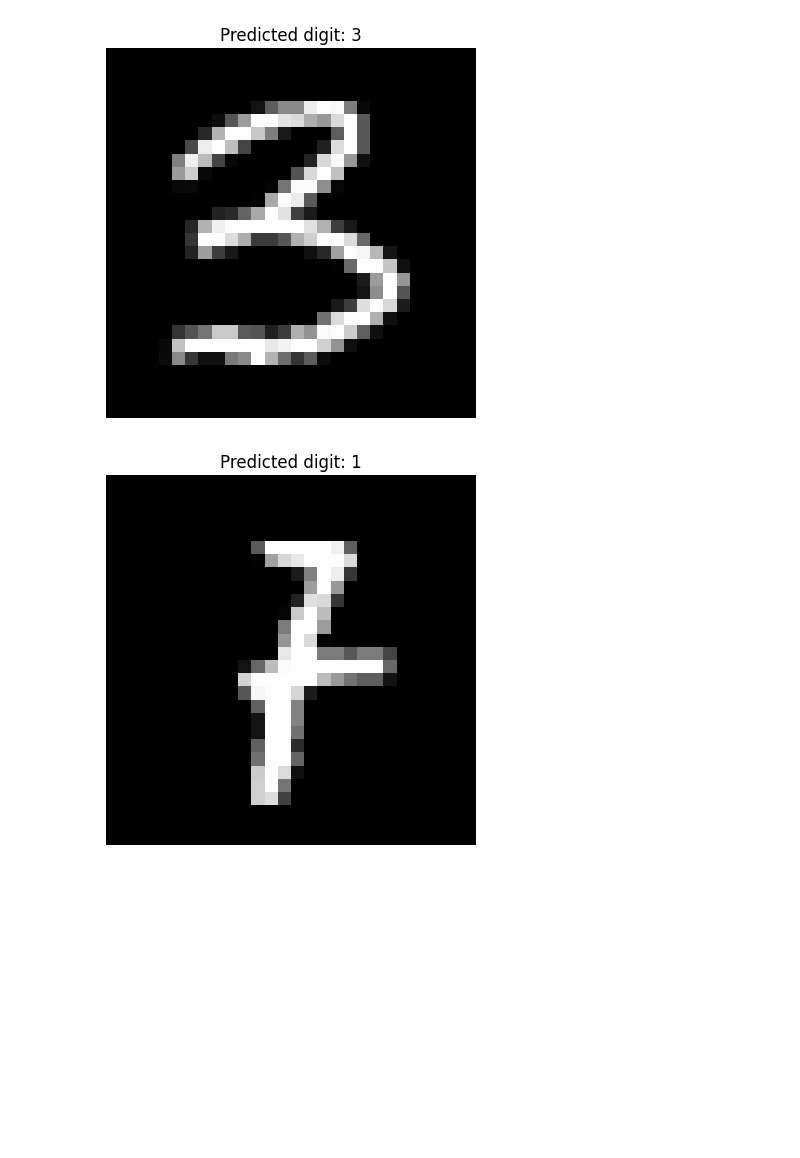
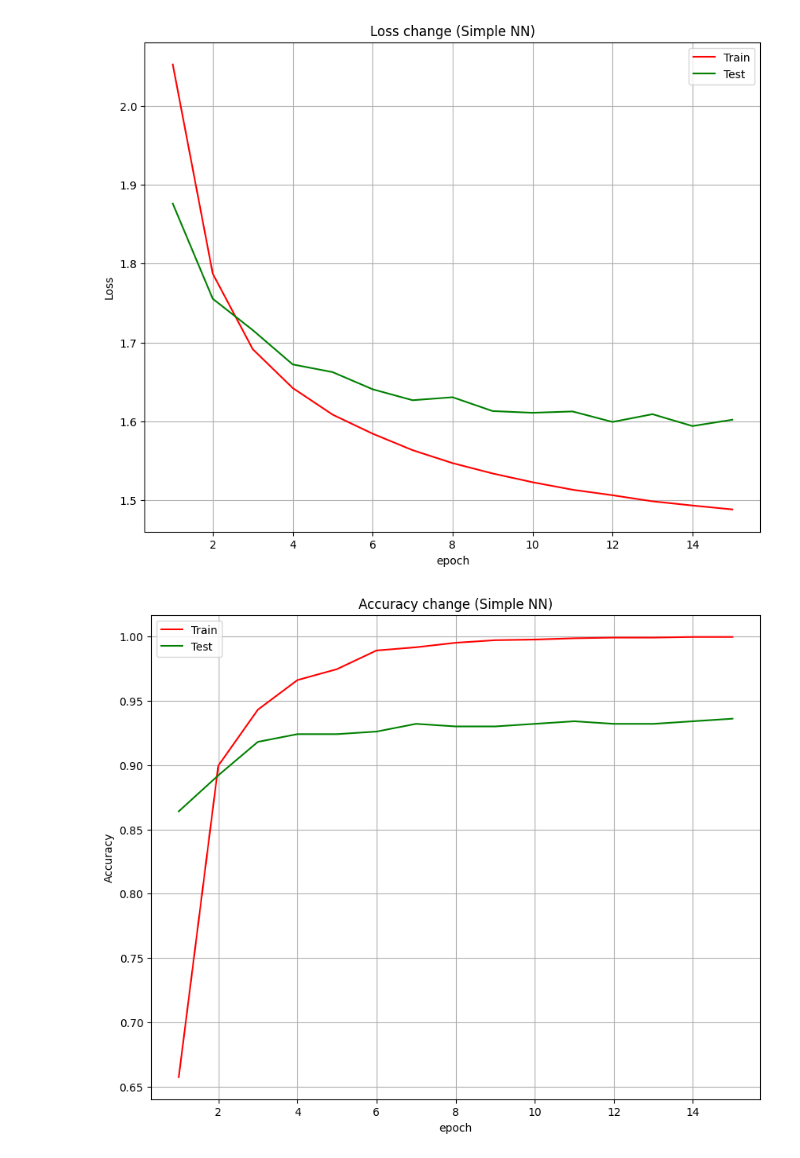
Before and after one commit to Vladfsociety/vladk-neural-network, a Jupyter notebook: notebooks/CNN.ipynb, the cells around one changed output. Saved outputs shown, nothing was run; the diff lists cells and outputs as text; code cells hidden in the pictures; blank space fills up the shorter version.

Commit message:
cnn v1 with tests

```diff
--- a/notebooks/CNN.ipynb
+++ b/notebooks/CNN.ipynb
@@ -117,51 +105,36 @@ def get_onehot_digit(digit):
 # %%
-def get_digits_data():
-
-    train_dataset = []
-
-    train = pd.read_csv("../data/digits/train.csv", header=0, nrows=5000)
-
-    for index in train.index:
-        input_values = [
-            float(val) / 255.0 for val in train.loc[index].drop("label").values
-        ]
-        train_dataset.append(
-            {
-                "input": input_values,
-                "output": get_onehot_digit(int(train.loc[index]["label"])),
-            }
-        )
-
-    random.seed(1)
-    random.shuffle(train_dataset)
-    return train_dataset[:800], train_dataset[800:1000]
-
 train_dataset, test_dataset = get_digits_data()
 
-# layers = [
-#     FullyConnected(256, LeakyRelu()),
-#     FullyConnected(128, LeakyRelu()),
-#     FullyConnected(64, LeakyRelu()),
-#     FullyConnected(10, Linear()),
-# ]
-# nn = NeuralNetwork(
-#     Input(784),
-#     layers,
-#     optimizer=Adam(learning_rate=0.001),
-#     loss=CategoricalCrossEntropy(),
-#     metric=AccuracyOneHot(),
-#     convert_prediction="argmax"
-# )
+layers = [
+    FullyConnected(512, LeakyRelu()),
+    FullyConnected(128, LeakyRelu()),
+    FullyConnected(32, LeakyRelu()),
+    FullyConnected(10, Linear()),
+]
+nn = NeuralNetwork(
+    Input(784),
+    layers,
+    optimizer=Adam(learning_rate=0.001),
+    loss=CategoricalCrossEntropy(),
+    metric=AccuracyOneHot(),
+    convert_prediction="argmax"
+)
 
 start_time = time.time()
 
 epochs = 15
-history = nn.fit(train_dataset, test_dataset, epochs=epochs, batch_size=1, verbose=True)
+history = nn.fit(train_dataset, test_dataset, epochs=epochs, batch_size=8, verbose=True)
 
 print("--- %s seconds ---" % (time.time() - start_time))
 
 prediction = nn.predict(test_dataset)
 
-for index, predicted_digit in enumerate(prediction[:10]):
-    plot_digit(test_dataset[index]['input'], get_digit(predicted_digit))
+epoch = [epoch_data['epoch'] for epoch_data in history]
+train_loss = [epoch_data['train_loss'] for epoch_data in history]
+test_loss = [epoch_data['test_loss'] for epoch_data in history]
+train_metric = [epoch_data['train_metric'] for epoch_data in history]
+test_metric = [epoch_data['test_metric'] for epoch_data in history]
+
+plot_loss(epoch, train_loss, test_loss, "Loss change (Simple NN)")
+plot_accuracy_score(epoch, train_metric, test_metric, "Accuracy change (Simple NN)")
 # %% [output]
@@ -184,2 +157,2 @@ Epoch: 15/15, train loss: 1.4825, train Accuracy: 0.9962, test loss: 1.6115, tes
-[figure, old version]
+[figure, new version]
-[figure, old version]
+[figure, new version]
```
Also changed, not shown: parts of 25 cells of this notebook, 7 other files.
